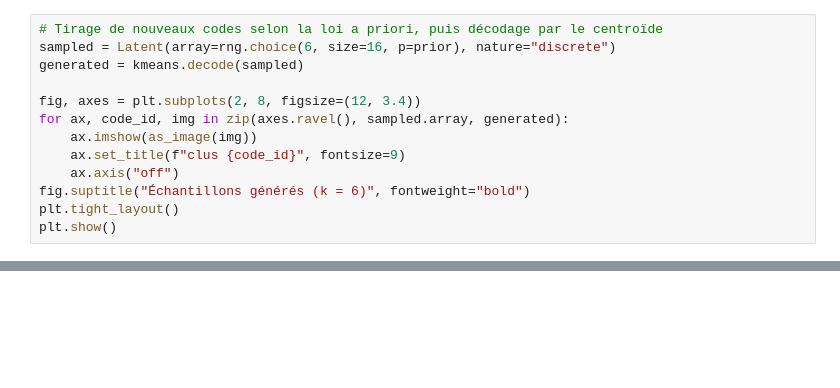
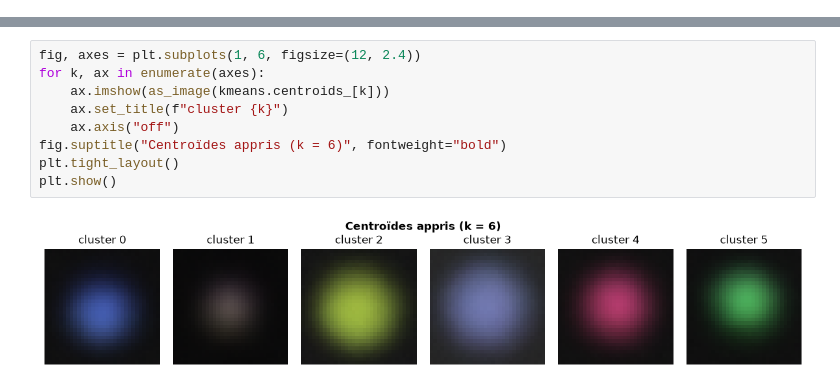
Before and after one commit to magicAyyub/unsupervised, a Jupyter notebook: notebooks/01_kmeans_shapes.ipynb, the cells around one changed output, grey strips where cells are left out. Saved outputs shown, nothing was run; the diff lists cells and outputs as text; blank space fills up the shorter version.

```diff
--- a/notebooks/01_kmeans_shapes.ipynb
+++ b/notebooks/01_kmeans_shapes.ipynb
@@ -352,13 +0,0 @@ plt.show()
-# %%
-# Tirage de nouveaux codes selon la loi a priori, puis décodage par le centroïde
-sampled = Latent(array=rng.choice(6, size=16, p=prior), nature="discrete")
-generated = kmeans.decode(sampled)
-
-fig, axes = plt.subplots(2, 8, figsize=(12, 3.4))
-for ax, code_id, img in zip(axes.ravel(), sampled.array, generated):
-    ax.imshow(as_image(img))
-    ax.set_title(f"clus {code_id}", fontsize=9)
-    ax.axis("off")
-fig.suptitle("Échantillons générés (k = 6)", fontweight="bold")
-plt.tight_layout()
-plt.show()
@@ -395,0 +187,11 @@ d'échantillonner de nouvelles images.
+# %%
+fig, axes = plt.subplots(1, 6, figsize=(12, 2.4))
+for k, ax in enumerate(axes):
+    ax.imshow(as_image(kmeans.centroids_[k]))
+    ax.set_title(f"cluster {k}")
+    ax.axis("off")
+fig.suptitle("Centroïdes appris (k = 6)", fontweight="bold")
+plt.tight_layout()
+plt.show()
+# %% [output]
+[figure, added]
```
Also changed, not shown: parts of 58 cells of this notebook, 4 other files.
